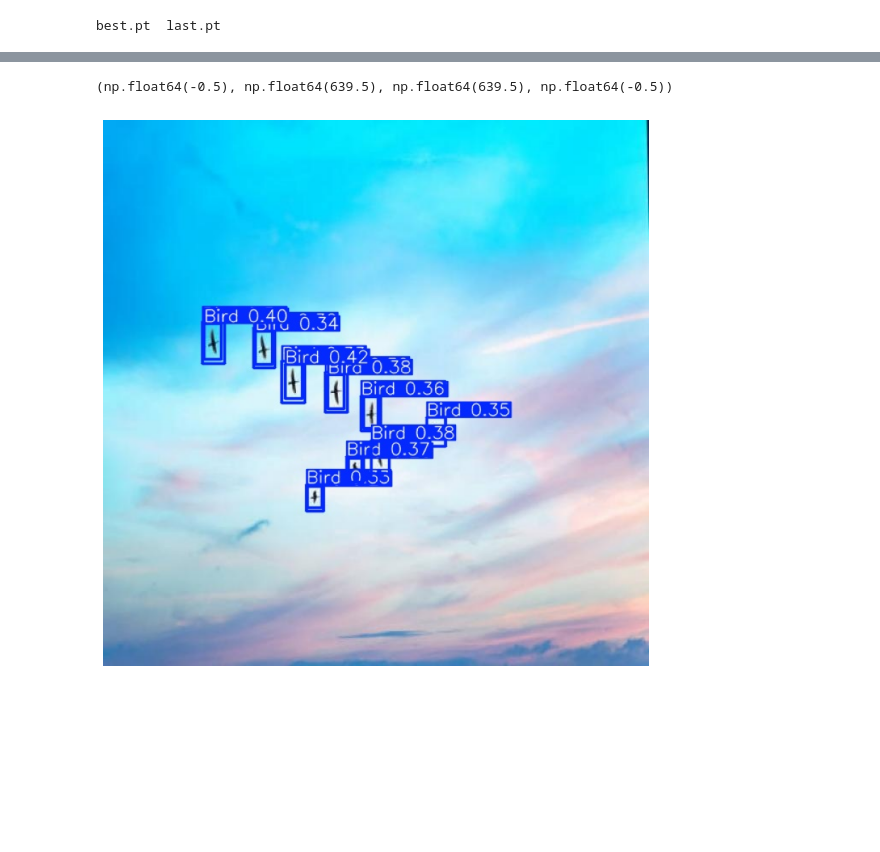
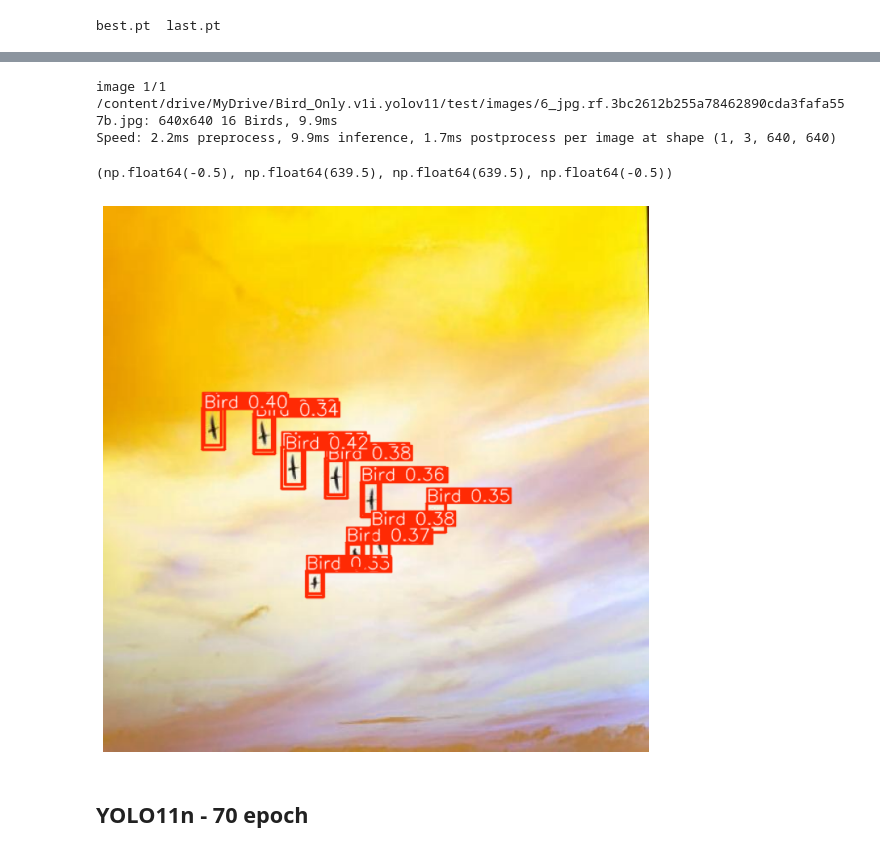
Before and after one commit to albanecoiffe/Hawk-data, a Jupyter notebook: notebook.ipynb, the cells around one changed output, grey strips where cells are left out. Cells and saved outputs as stored; diff of their text form; code cells hidden in the pictures; blank space fills up the shorter version.

Commit message:
yolo v11n 70 epoch

```diff
--- a/notebook.ipynb
+++ b/notebook.ipynb
@@ -125,4 +125,4 @@ print("✔️ Modèle sauvegardé dans le Drive :", DEST)
 # %% [output]
 best.pt  last.pt
 # %%
-model = YOLO("/content/drive/MyDrive/bird_v11n_best_ep20.pt")
+modelv11n_best_ep20 = YOLO("/content/drive/MyDrive/bird_v11n_best_ep20.pt")
@@ -142,10 +129,17 @@ plt.axis('off')
 # %%
-img = cv2.imread("/content/runs/detect/predict/6_jpg.rf.3bc2612b255a78462890cda3fafa557b.jpg")
-img = cv2.cvtColor(img, cv2.COLOR_BGR2RGB)
+results = modelv11n_best_ep20.predict(
+    source="/content/drive/MyDrive/Bird_Only.v1i.yolov11/test/images/6_jpg.rf.3bc2612b255a78462890cda3fafa557b.jpg"
+)
+
+annotated = results[0].plot()
 
 plt.figure(figsize=(10,10))
-plt.imshow(img)
-plt.axis('off')
+plt.imshow(annotated)
+plt.axis("off")
 # %% [output]
-(np.float64(-0.5), np.float64(639.5), np.float64(639.5), np.float64(-0.5))
+image 1/1 /content/drive/MyDrive/Bird_Only.v1i.yolov11/test/images/6_jpg.rf.3bc2612b255a78462890cda3fafa557b.jpg: 640x640 16 Birds, 9.9ms
+Speed: 2.2ms preprocess, 9.9ms inference, 1.7ms postprocess per image at shape (1, 3, 640, 640)
+(np.float64(-0.5), np.float64(639.5), np.float64(639.5), np.float64(-0.5))
-[figure, old version]
+[figure, new version]
+# %% [markdown]
+## YOLO11n - 70 epoch
```
Also changed, not shown: parts of 10 cells of this notebook.
